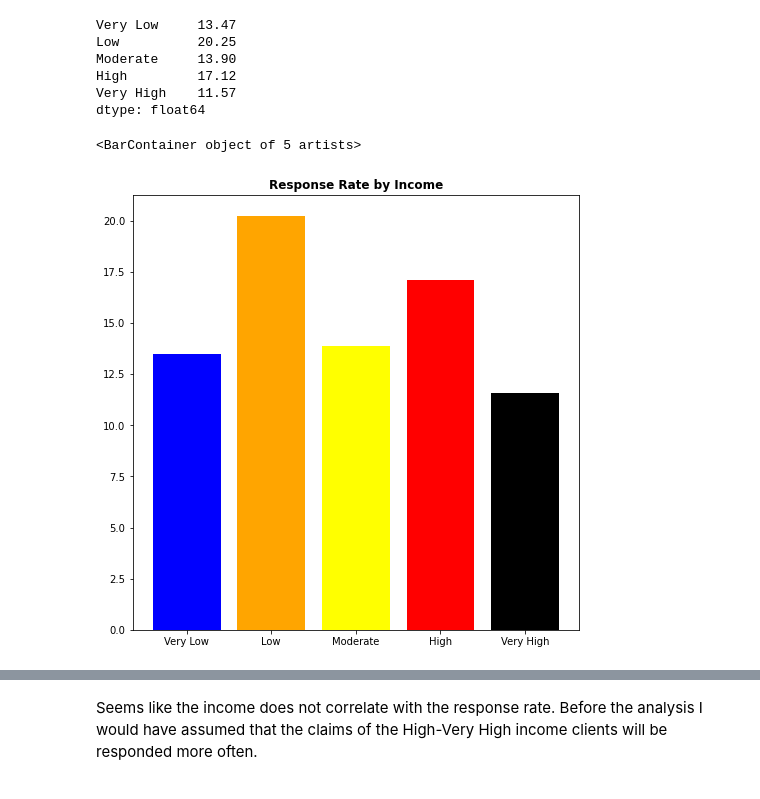
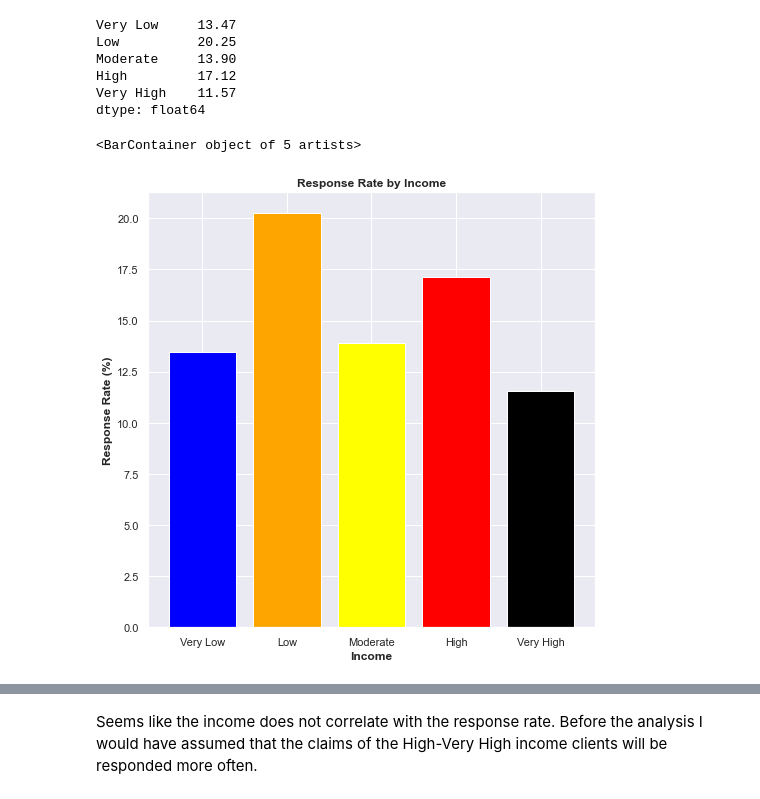
Before and after one commit to NHer0/IronEnrique, a Jupyter notebook: Customer_Analysis_Case_Study/Customer_Analysis_Case_Study.ipynb, the cells around one changed output, grey strips where cells are left out. Drawn from its saved outputs; the diff is of its cells as text; code cells hidden in the pictures.

```diff
--- a/Customer_Analysis_Case_Study/Customer_Analysis_Case_Study.ipynb
+++ b/Customer_Analysis_Case_Study/Customer_Analysis_Case_Study.ipynb
@@ -620,6 +620,9 @@ Not Defined     631
 Name: Response, dtype: int64
 # %% [markdown]
 Following code plots and shows the total response as a bar plot.
+# %%
+# theme
+sns.set_theme(style="darkgrid")
 # %%
 # create figure and axes
 fig1, ax1 = plt.subplots(figsize = (8,8))
@@ -685,8 +703,8 @@ Following code plots and shows the total response as a bar plot.
 # %% [markdown]
 First I will bin the Total Claim Amount into categories.
 # %%
-total_claim_amount_labels = ['Very Low', 'Low', 'Moderate', 'High', 'Very High']
-ca_c_df['Total_Claim_Amount_binned'] = pd.cut(ca_c_df['Total Claim Amount'],5, labels=total_claim_amount_labels)
+total_claim_amount_labels = ['Low', 'Moderate', 'High']
+ca_c_df['Total_Claim_Amount_binned'] = pd.cut(ca_c_df['Total Claim Amount'],3, labels=total_claim_amount_labels)
 # %%
 ca_c_df.head()
 # %% [output]
@@ -764,13 +795,17 @@ Very High    11.57
 dtype: float64
 # %%
 # create figure and axes
-fig3, ax3 = plt.subplots(figsize = (8,8))
+fig4, ax4 = plt.subplots(figsize = (8,8))
 
 # set title
-ax3.set_title('Response Rate by Income', fontweight='bold')
+ax4.set_title('Response Rate by Income', fontweight='bold')
+
+# axes titles
+ax4.set_xlabel("Income", fontweight='bold')
+ax4.set_ylabel("Response Rate (%)", fontweight='bold')
 
 # plot the bar chart
-ax3.bar(response_income_rate.index, response_income_rate, color=('blue','orange', 'yellow', "red", "black"))
+ax4.bar(response_income_rate.index, response_income_rate, color=('blue','orange', 'yellow', "red", "black"))
 # %% [output]
 <BarContainer object of 5 artists>
-[figure, old version]
+[figure, new version]
```
Also changed, not shown: parts of 10 cells of this notebook.
